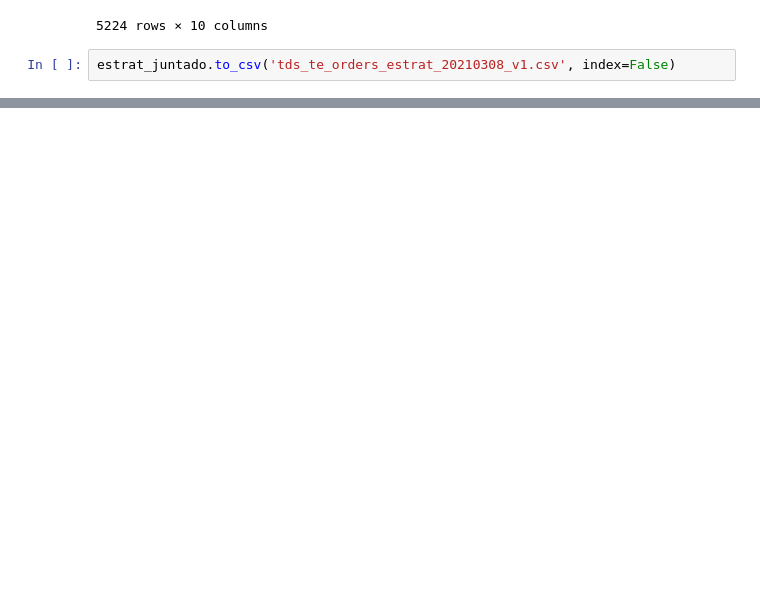
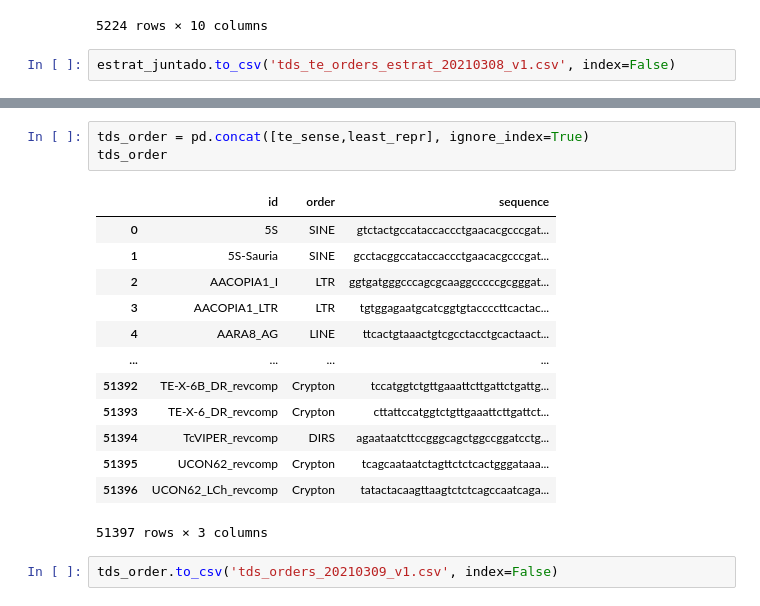
Before and after one commit to Tiago-Minuzzi/phd-proj, a Jupyter notebook: pynb/db_te_get_dataset_full.ipynb, the cells around one changed output, grey strips where cells are left out. Saved outputs shown, nothing was run; the diff lists cells and outputs as text; blank space fills up the shorter version.

```diff
--- a/pynb/db_te_get_dataset_full.ipynb
+++ b/pynb/db_te_get_dataset_full.ipynb
@@ -712,0 +751,19 @@ estrat_juntado.to_csv('tds_te_orders_estrat_20210308_v1.csv', index=False)
+# %%
+tds_order = pd.concat([te_sense,least_repr], ignore_index=True)
+tds_order
+# %% [output]
+|  | id | order | sequence |
+| 0 | 5S | SINE | gtctactgccataccaccctgaacacgcccgat... |
+| 1 | 5S-Sauria | SINE | gcctacggccataccaccctgaacacgcccgat... |
+| 2 | AACOPIA1_I | LTR | ggtgatgggcccagcgcaaggcccccgcgggat... |
+| 3 | AACOPIA1_LTR | LTR | tgtggagaatgcatcggtgtaccccttcactac... |
+| 4 | AARA8_AG | LINE | ttcactgtaaactgtcgcctacctgcactaact... |
+| ... | ... | ... | ... |
+| 51392 | TE-X-6B_DR_revcomp | Crypton | tccatggtctgttgaaattcttgattctgattg... |
+| 51393 | TE-X-6_DR_revcomp | Crypton | cttattccatggtctgttgaaattcttgattct... |
+| 51394 | TcVIPER_revcomp | DIRS | agaataatcttccgggcagctggccggatcctg... |
+| 51395 | UCON62_revcomp | Crypton | tcagcaataatctagttctctcactgggataaa... |
+| 51396 | UCON62_LCh_revcomp | Crypton | tatactacaagttaagtctctcagccaatcaga... |
+51397 rows × 3 columns
+# %%
+tds_order.to_csv('tds_orders_20210309_v1.csv', index=False)
```
Also changed, not shown: parts of 6 cells of this notebook.
